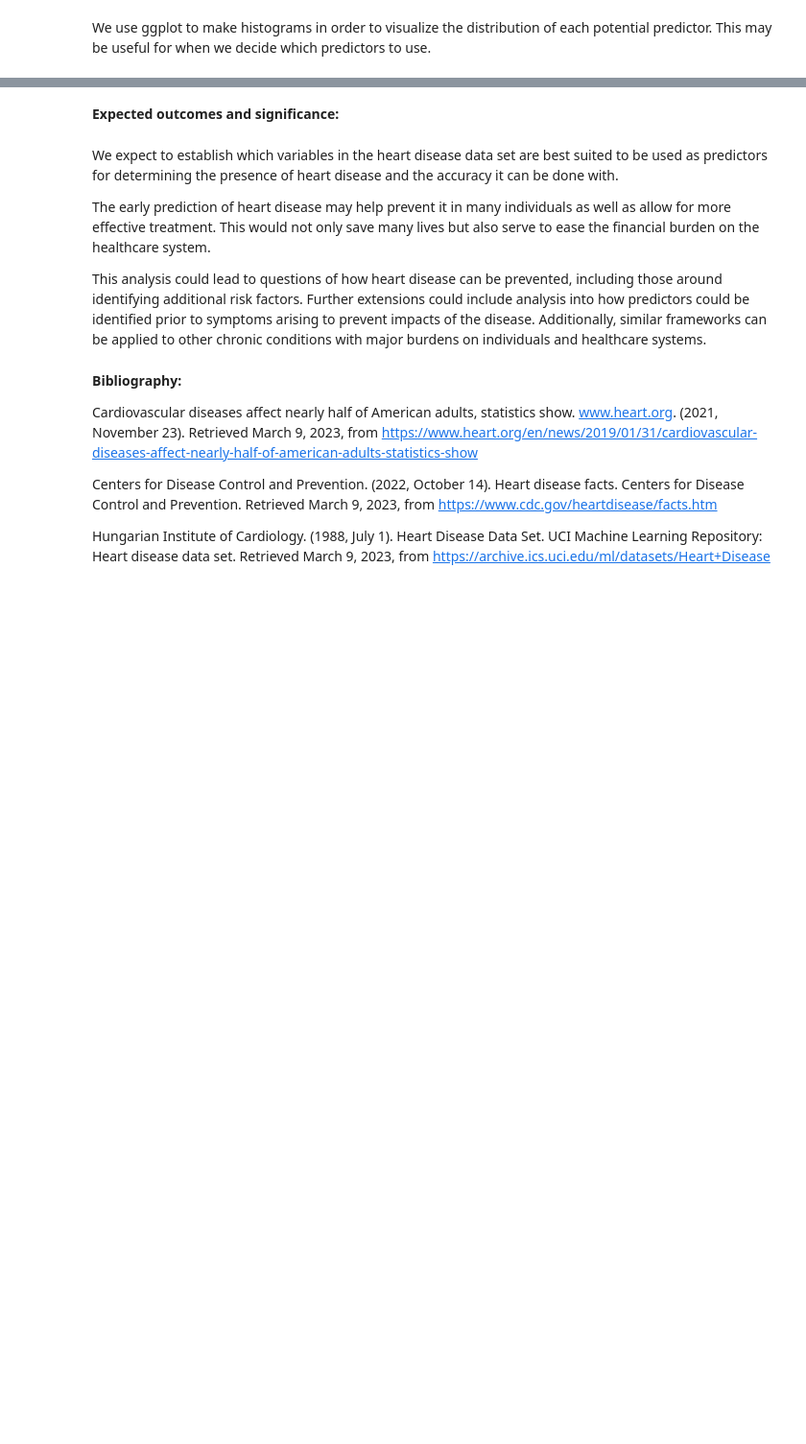
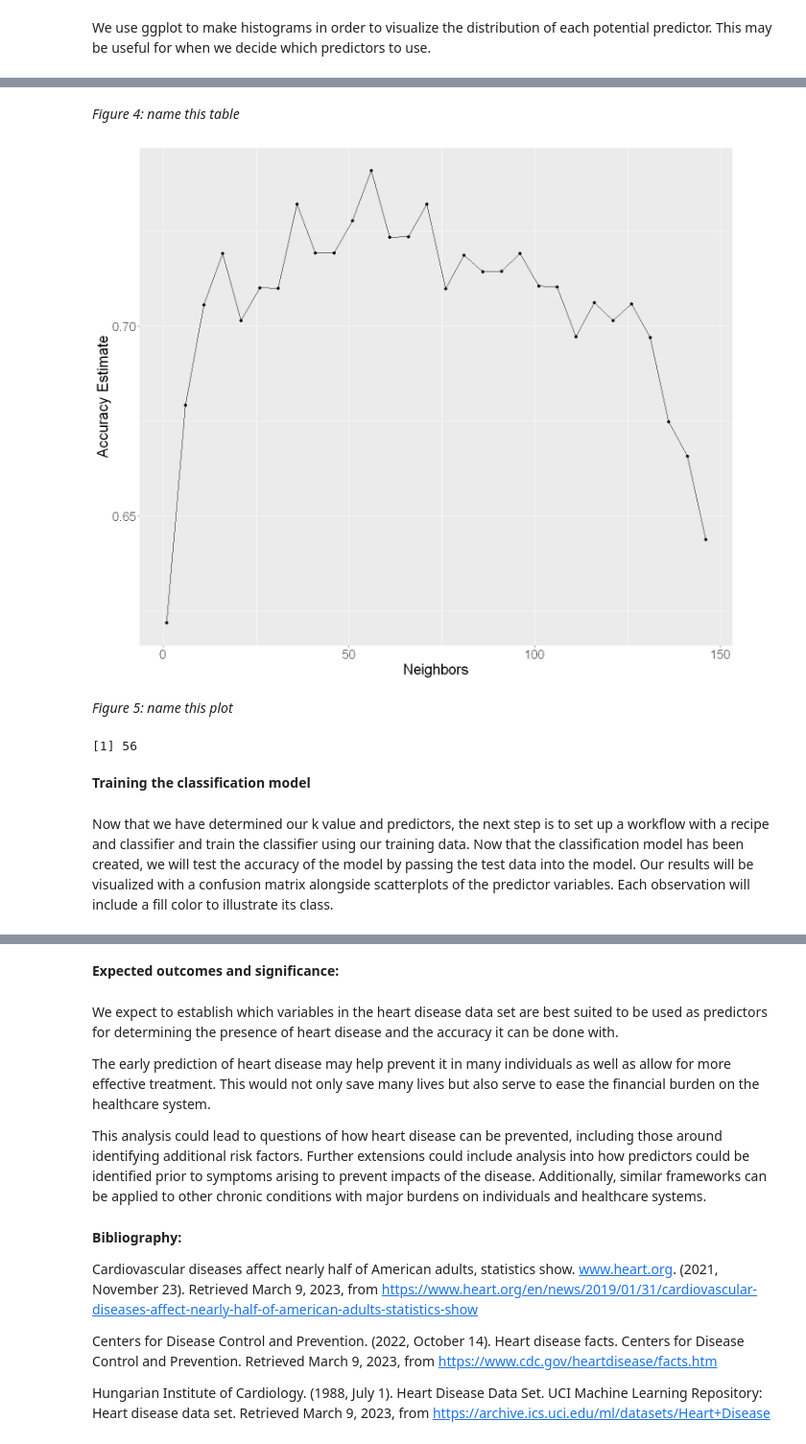
Before and after one commit to wu-jacob/dsci100-project, a Jupyter notebook: proposal.ipynb, the cells around one changed output, grey strips where cells are left out. Shown: that part at 96% size. Drawn from its saved outputs; the diff is of its cells as text; code cells hidden in the pictures; blank space fills up the shorter version.

```diff
--- a/proposal.ipynb
+++ b/proposal.ipynb
@@ -148,0 +180,24 @@ In order to create a classification model, we first split our data into training
+# %%
+set.seed(2000)
+heart_recipe <- recipe(num ~., data = heart_train) |>
+  step_scale(all_predictors()) |>
+  step_center(all_predictors())
+
+heart_vfold <- vfold_cv(heart_train, v = 5, strata = num)
+
+knn_tune <- nearest_neighbor(weight_func = "rectangular", neighbors = tune()) |>
+  set_engine("kknn") |>
+  set_mode("classification")
+
+k_vals <- tibble(neighbors = seq(from = 1, to = 150, by = 5))
+
+knn_results <- workflow() |>
+    add_recipe(heart_recipe) |>
+    add_model(knn_tune) |>
+    tune_grid(resamples = heart_vfold, grid = k_vals) |>
+    collect_metrics()
+
+accuracies <- knn_results |>
+    filter(.metric == "accuracy")
+
+accuracies
@@ -148,0 +215,27 @@ In order to create a classification model, we first split our data into training
+# %% [markdown]
+*Figure 4: name this table*
+# %%
+accuracy_vs_k <- ggplot(accuracies, aes(x = neighbors, y = mean)) +
+    geom_point() +
+    geom_line() +
+    labs(x = "Neighbors", y = "Accuracy Estimate") +
+    theme(text = element_text(size = 20))
+
+accuracy_vs_k
+# %% [output]
+[figure, added]
+# %% [markdown]
+*Figure 5: name this plot*
+# %%
+k_best <- accuracies |>
+    arrange(desc(mean)) |>
+    select(neighbors) |>
+    head(1) |>
+    pull()
+k_best
+# %% [output]
+[1] 56
+# %% [markdown]
+**Training the classification model**
+# %% [markdown]
+Now that we have determined our k value and predictors, the next step is to set up a workflow with a recipe and classifier and train the classifier using our training data. Now that the classification model has been created, we will test the accuracy of the model by passing the test data into the model. Our results will be visualized with a confusion matrix alongside scatterplots of the predictor variables. Each observation will include a fill color to illustrate its class.
```
Also changed, not shown: parts of 30 cells of this notebook.
